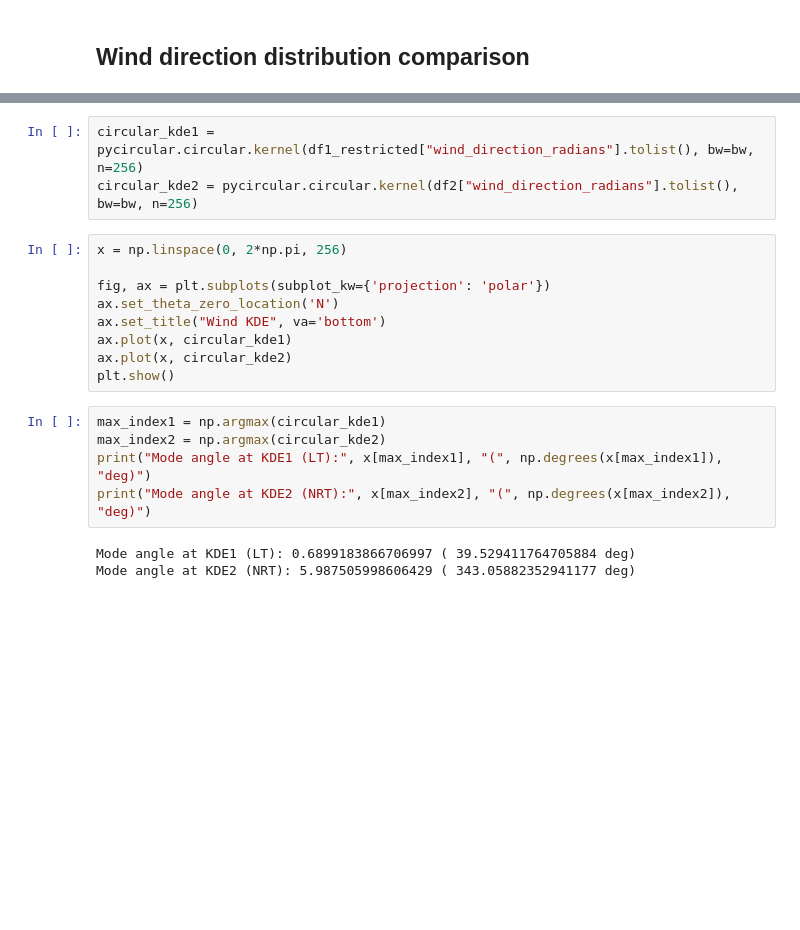
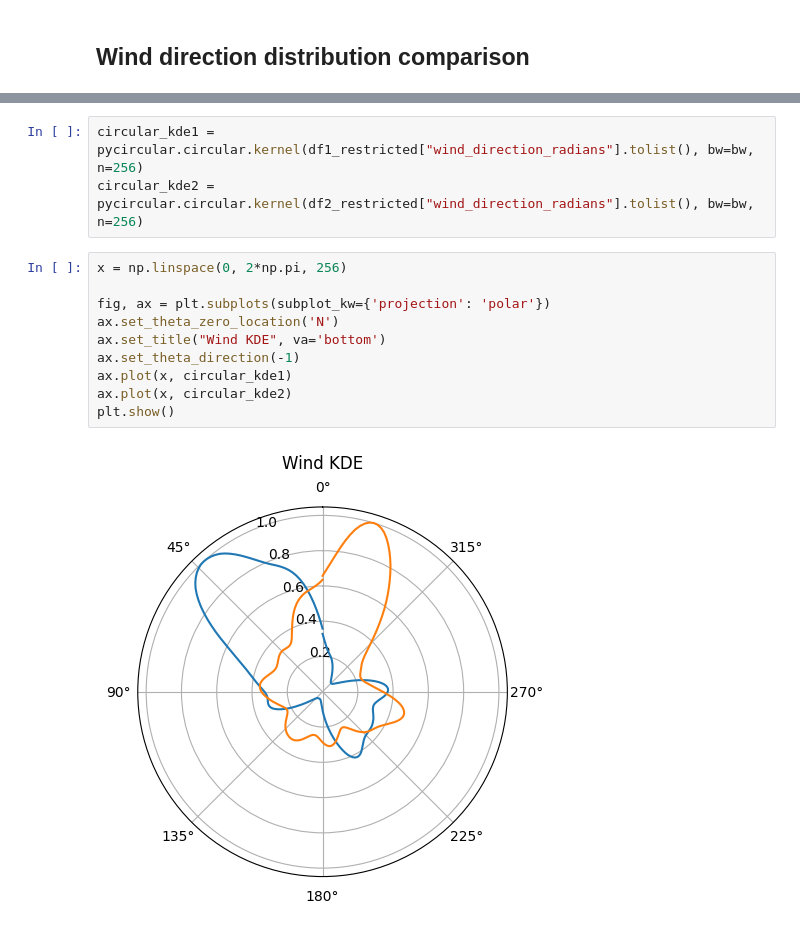
Before and after one commit to ferazuza/aspred, a Jupyter notebook: notebooks/winds.ipynb, the cells around one changed output, grey strips where cells are left out. Drawn from its saved outputs; the diff is of its cells as text; blank space fills up the shorter version.

```diff
--- a/notebooks/winds.ipynb
+++ b/notebooks/winds.ipynb
@@ -175,20 +182,15 @@ print("Suggested bandwidth:",bw)
 # %%
 circular_kde1 = pycircular.circular.kernel(df1_restricted["wind_direction_radians"].tolist(), bw=bw, n=256)
-circular_kde2 = pycircular.circular.kernel(df2["wind_direction_radians"].tolist(), bw=bw, n=256)
+circular_kde2 = pycircular.circular.kernel(df2_restricted["wind_direction_radians"].tolist(), bw=bw, n=256)
 # %%
 x = np.linspace(0, 2*np.pi, 256)
 
 fig, ax = plt.subplots(subplot_kw={'projection': 'polar'})
 ax.set_theta_zero_location('N')
 ax.set_title("Wind KDE", va='bottom')
+ax.set_theta_direction(-1)
 ax.plot(x, circular_kde1)
 ax.plot(x, circular_kde2)
 plt.show()
+# %% [output]
+[figure, added]
-# %%
-max_index1 = np.argmax(circular_kde1)
-max_index2 = np.argmax(circular_kde2)
-print("Mode angle at KDE1 (LT):", x[max_index1], "(", np.degrees(x[max_index1]), "deg)")
-print("Mode angle at KDE2 (NRT):", x[max_index2], "(", np.degrees(x[max_index2]), "deg)")
-# %% [output]
-Mode angle at KDE1 (LT): 0.6899183866706997 ( 39.529411764705884 deg)
-Mode angle at KDE2 (NRT): 5.987505998606429 ( 343.05882352941177 deg)
```
Also changed, not shown: parts of 21 cells of this notebook, 1 other file.
